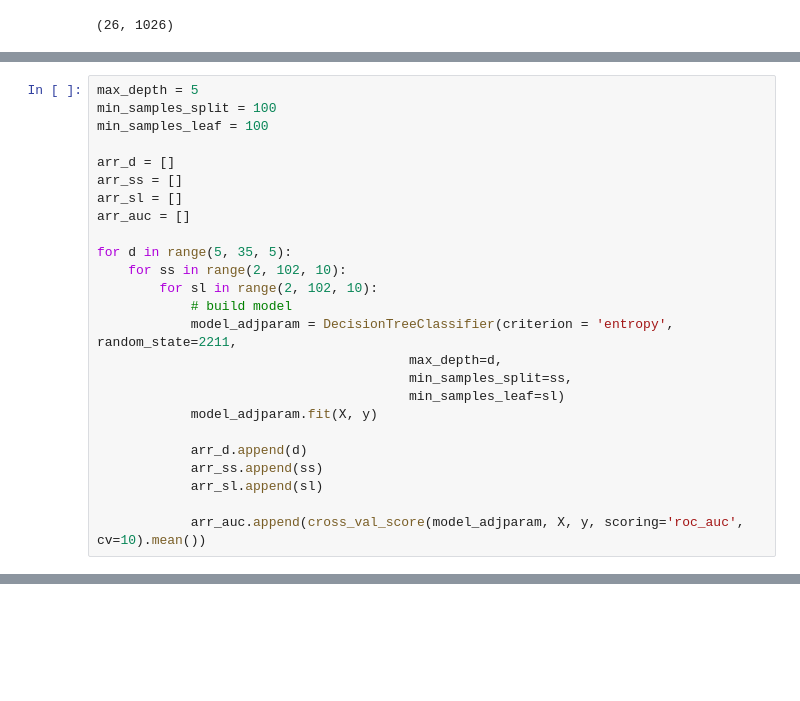
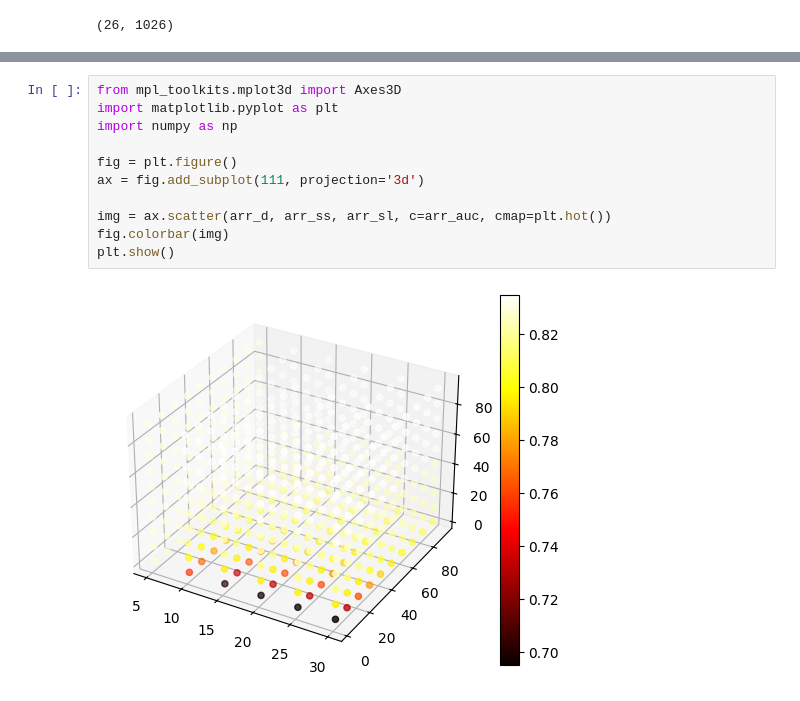
Before and after one commit to Rigbones/ISOM3360_Asg2, a Jupyter notebook: isom3360_asg2.ipynb, the cells around one changed output, grey strips where cells are left out. Cells and saved outputs as stored; diff of their text form; blank space fills up the shorter version.

```diff
--- a/isom3360_asg2.ipynb
+++ b/isom3360_asg2.ipynb
@@ -134,25 +135,0 @@ model_basic.get_depth(), model_basic.get_n_leaves()
-# %%
-max_depth = 5
-min_samples_split = 100
-min_samples_leaf = 100
-
-arr_d = []
-arr_ss = []
-arr_sl = []
-arr_auc = []
-
-for d in range(5, 35, 5):
-	for ss in range(2, 102, 10):
-		for sl in range(2, 102, 10):
-			# build model
-			model_adjparam = DecisionTreeClassifier(criterion = 'entropy', random_state=2211,
-										max_depth=d,
-										min_samples_split=ss,
-										min_samples_leaf=sl)
-			model_adjparam.fit(X, y)
-
-			arr_d.append(d)
-			arr_ss.append(ss)
-			arr_sl.append(sl)
-
-			arr_auc.append(cross_val_score(model_adjparam, X, y, scoring='roc_auc', cv=10).mean())
@@ -188,0 +136,13 @@ NameError: name 'arr_d' is not defined
+# %%
+from mpl_toolkits.mplot3d import Axes3D
+import matplotlib.pyplot as plt
+import numpy as np
+
+fig = plt.figure()
+ax = fig.add_subplot(111, projection='3d')
+
+img = ax.scatter(arr_d, arr_ss, arr_sl, c=arr_auc, cmap=plt.hot())
+fig.colorbar(img)
+plt.show()
+# %% [output]
+[figure, added]
```
Also changed, not shown: parts of 9 cells of this notebook, 5 other files.
